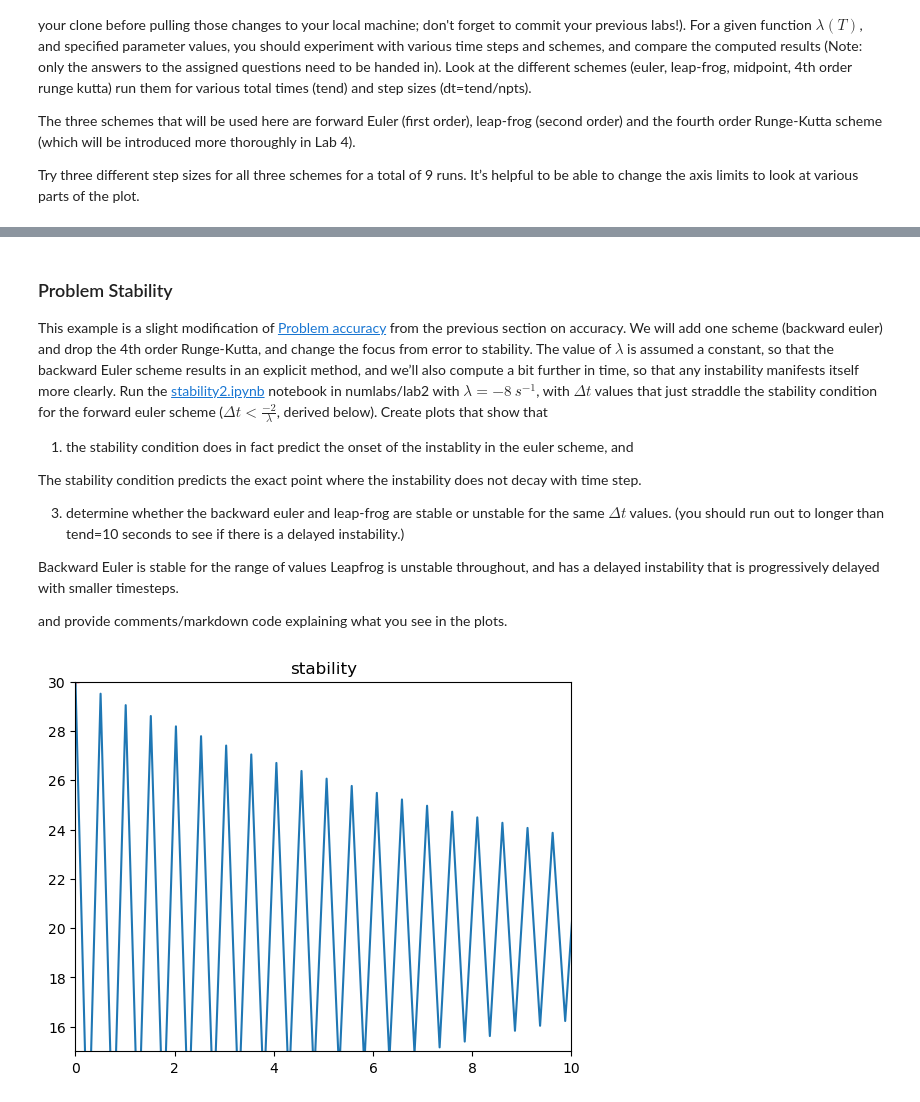
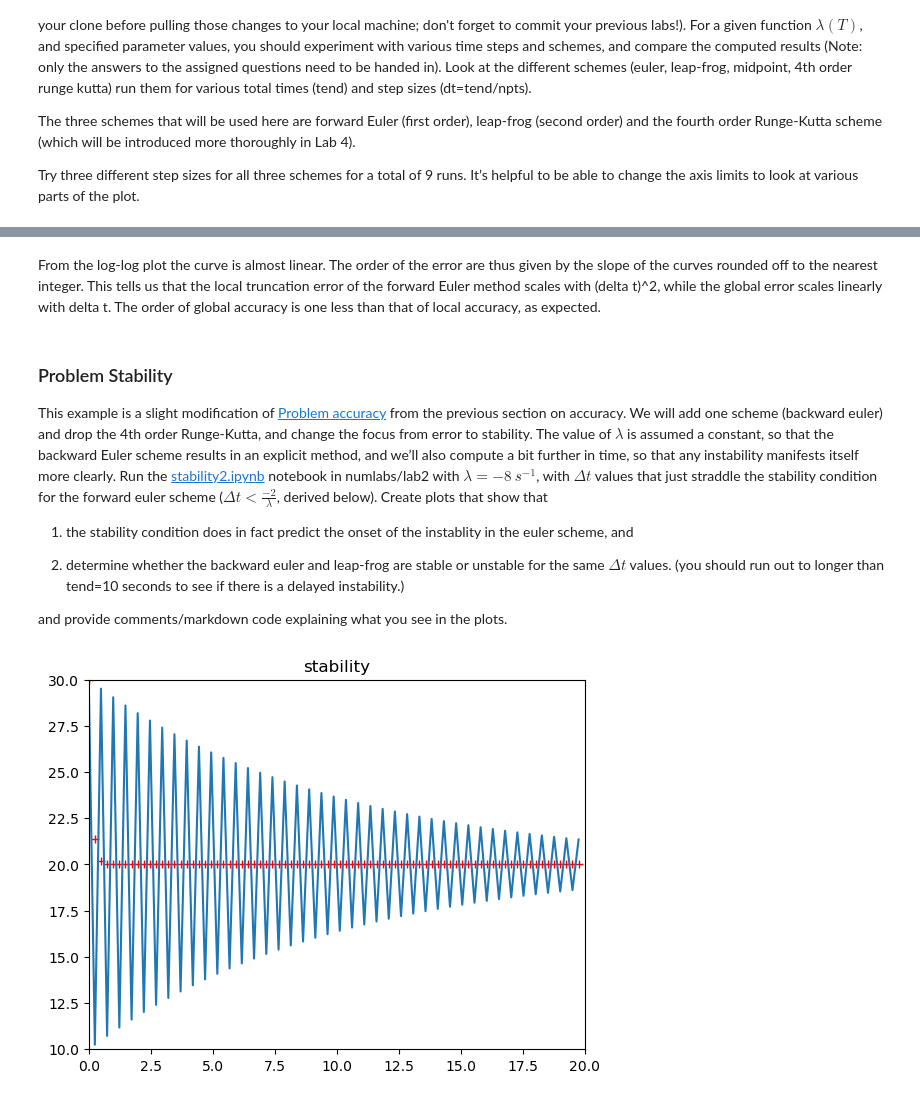
Before and after one commit to fongkenrui/numeric_2024, a Jupyter notebook: notebooks/lab2/Assignment 2.ipynb, the cells around one changed output, grey strips where cells are left out. Drawn from its saved outputs; the diff is of its cells as text; code cells hidden in the pictures.

```diff
--- a/notebooks/lab2/Assignment 2.ipynb
+++ b/notebooks/lab2/Assignment 2.ipynb
@@ -54,7 +54,7 @@ if __name__ == "__main__":
     To = 30
     tend = 10.0
     theLambda = 0.8
-    npts = 30
+    npts = 100
 
     default_args = dict(Ta=Ta,
                         To=To,
@@ -114,7 +114,7 @@ if __name__ == "__main__":
     To = 30
     tend = 10.0
     theLambda = 0.8
-    npts = 100
+    npts = 100000
 
     default_args = dict(Ta=Ta,
                         To=To,
@@ -174,7 +174,7 @@ if __name__ == "__main__":
     To = 30
     tend = 10.0
     theLambda = 0.8
-    npts = 1000
+    npts = 1000000
 
     default_args = dict(Ta=Ta,
                         To=To,
@@ -247,3 +386,5 @@ Use your 9 results to answer parts a and b below.
+# %% [markdown]
+From the log-log plot the curve is almost linear. The order of the error are thus given by the slope of the curves rounded off to the nearest integer. This tells us that the local truncation error of the forward Euler method scales with (delta t)^2, while the global error scales linearly with delta t. The order of global accuracy is one less than that of local accuracy, as expected.
 # %% [markdown]
 
 ### Problem Stability
@@ -252,13 +393,8 @@ This example is a slight modification of [Problem accuracy](#Problem-Accuracy) f
 ($\Delta t < \frac{-2}{\lambda}$, derived below). Create plots that show that
 1) the stability condition does in fact predict the onset of the instablity in the euler scheme, and
 
-The stability condition predicts the exact point where the instability does not decay with time step.
-
 3) determine whether the backward euler and leap-frog are stable or unstable for the same $\Delta t$ values. (you should run out to longer than tend=10 seconds to see if there is a delayed instability.)
 
-Backward Euler is stable for the range of values
-Leapfrog is unstable throughout, and has a delayed instability that is progressively delayed with smaller timesteps.
-
 and provide comments/markdown code explaining what you see in the plots.
 # %%
 # Define
@@ -266,27 +402,27 @@ theFuncs={'euler':euler,'beuler':beuler,'leapfrog':leapfrog}
 # %%
 # Plot
 if __name__=="__main__":
     tend=20.
     Ta=20.
     To=30.
-    theLambda=8.
-    funChoice='beuler'
-    npts=79
+    theLambda=-8.
+    funChoice='euler'
+    npts=81
     approxTime,approxTemp=theFuncs[funChoice](npts,tend,To,Ta,theLambda)
     exactTime=np.empty([npts,],float)
     exactTemp=np.empty_like(exactTime)
     for i in np.arange(0,npts):
        exactTime[i] = tend*i/npts
        exactTemp[i] = Ta + (To-Ta)*np.exp(theLambda*exactTime[i])
     plt.close('all')
     plt.figure(1)
     plt.clf()
     plt.plot(exactTime,exactTemp,'r+')
     plt.plot(approxTime,approxTemp)
     theAx=plt.gca()
-    theAx.set_xlim([0,10])
-    theAx.set_ylim([15,30])
+    theAx.set_xlim([0,20])
+    theAx.set_ylim([10,30])
     theAx.set_title('stability')
     plt.show()
 # %% [output]
-[figure, old version]
+[figure, new version]
```
Also changed, not shown: parts of 19 cells of this notebook, 27 other files.
